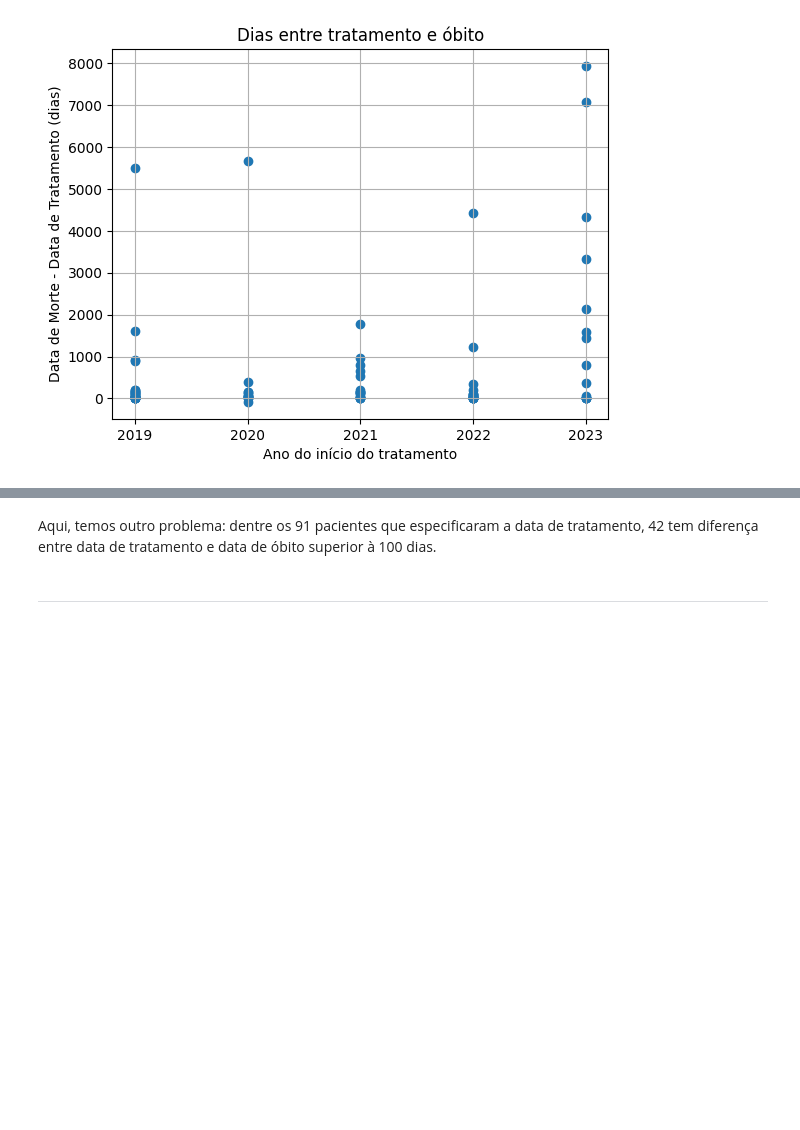
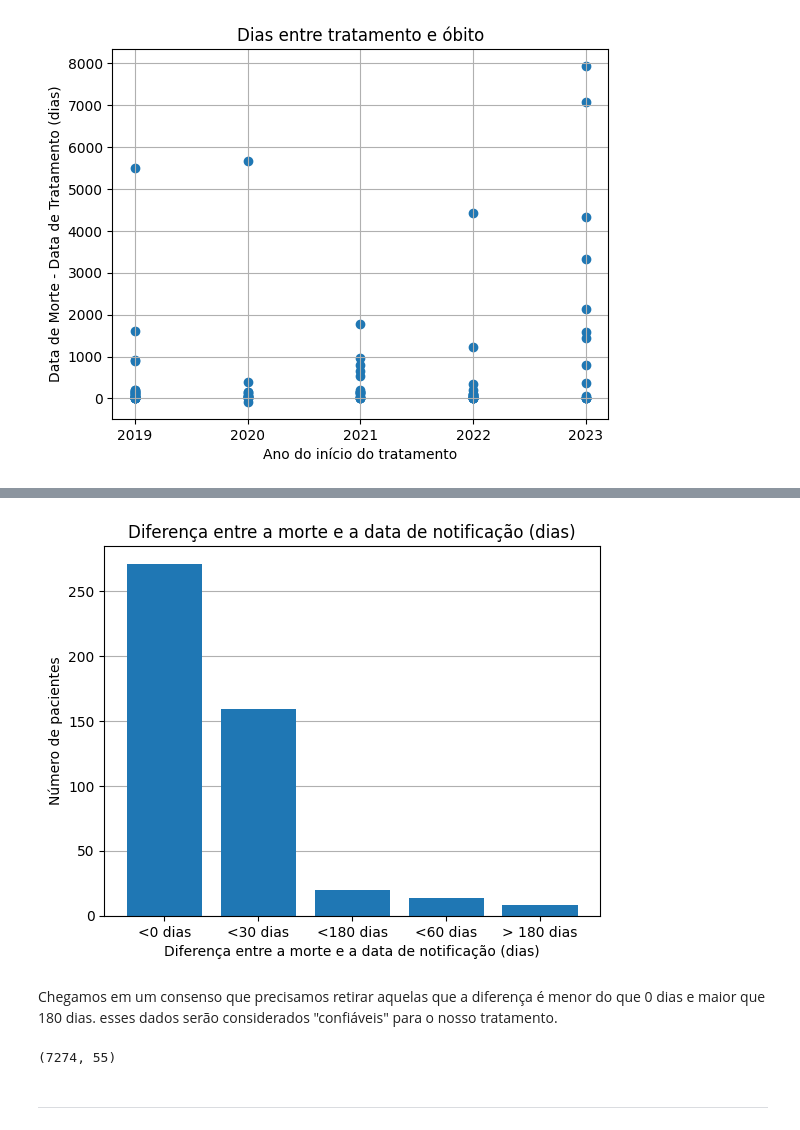
Before and after one commit to lipecorradini/mc853, a Jupyter notebook: entrega-1/pre_processing.ipynb, the cells around one changed output, grey strips where cells are left out. Drawn from its saved outputs; the diff is of its cells as text; code cells hidden in the pictures; blank space fills up the shorter version.

```diff
--- a/entrega-1/pre_processing.ipynb
+++ b/entrega-1/pre_processing.ipynb
@@ -216,5 +220,26 @@ plt.savefig('../figures/diferenca_mortes.png')
-# %% [markdown]
-Aqui, temos outro problema: dentre os 91 pacientes que especificaram a data de tratamento, 42 tem diferença entre data de tratamento e data de óbito superior à 100 dias.
+# %%
+plt.grid(axis='y', zorder=3)
+plt.bar(x=dead_difference['difference not class'].value_counts().index, height=dead_difference['difference not class'].value_counts(), zorder=2)
+
+plt.title("Diferença entre a morte e a data de notificação (dias)")
+plt.ylabel("Número de pacientes")
+plt.xlabel("Diferença entre a morte e a data de notificação (dias)")
+plt.savefig('../figures/diferenca_mortes.png')
+# %% [output]
+[figure, added]
+# %% [markdown]
+Chegamos em um consenso que precisamos retirar aquelas que a diferença é menor do que 0 dias e maior que 180 dias. esses dados serão considerados "confiáveis" para o nosso tratamento.
+# %%
+dead_difference['difference not class'].value_counts()
+
+# Removing from esq_valid all death instances that are less than 0 or more than 180 days
+wrong_ids = dead_difference[(dead_difference['difference_not'] < pd.Timedelta(days=0)) | (dead_difference['difference_not'] > pd.Timedelta(days=180))].index
+
+esq_total.drop(index=wrong_ids, inplace=True)
+esq_total.reset_index(drop=True, inplace=True)
+print(esq_total.shape)
+# %% [output]
+(7274, 55)
 # %% [markdown]
 ---
 # %%
```
Also changed, not shown: parts of 35 cells of this notebook, 4 other files.
